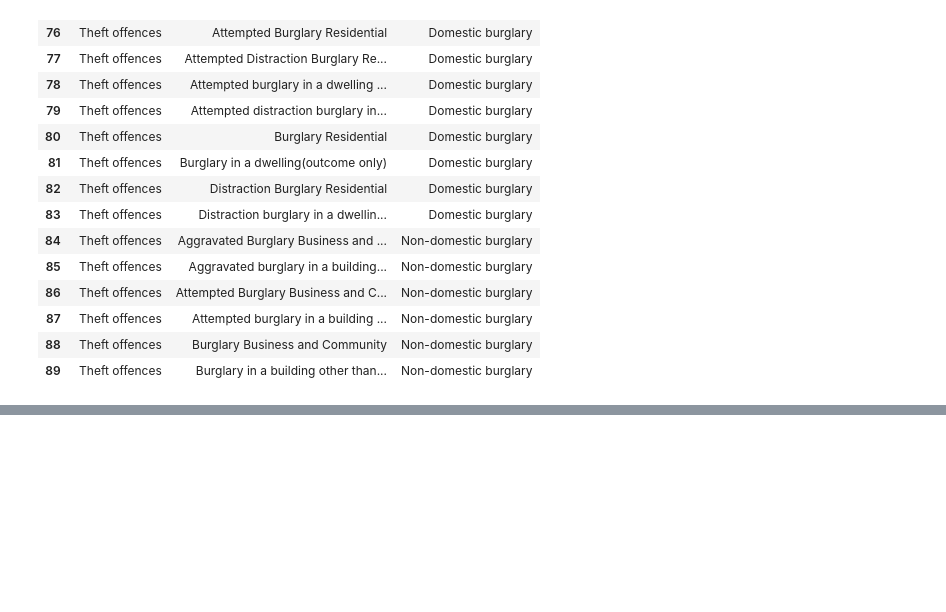
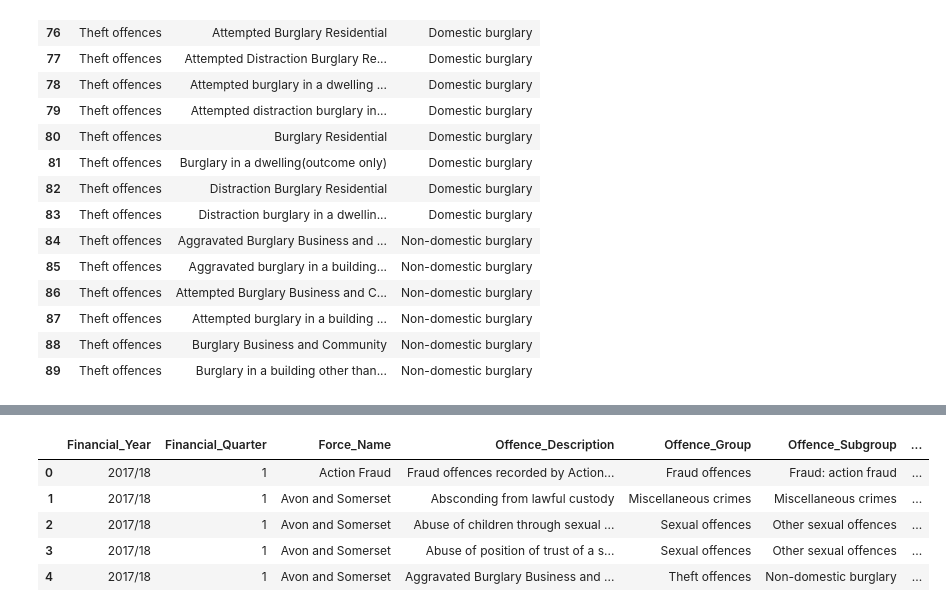
Before and after one commit to Sparrow0hawk/crime_sim_toolkit, a Jupyter notebook: data_manipulation/MappingCrimeCat2CrimeDes.ipynb, the cells around one changed output, grey strips where cells are left out. Cells and saved outputs as stored; diff of their text form; code cells hidden in the pictures; blank space fills up the shorter version.

```diff
--- a/data_manipulation/MappingCrimeCat2CrimeDes.ipynb
+++ b/data_manipulation/MappingCrimeCat2CrimeDes.ipynb
@@ -285,0 +540,11 @@ burg_subframe[~burg_subframe.Offence_Description.str.lower().str.contains('burgl
+# %%
+prcdata = pd.read_csv('../crime_sim_toolkit/src/prc-pfa-mar2013-onwards-tables201718.csv')
+# %%
+prcdata.head()
+# %% [output]
+|  | Financial_Year | Financial_Quarter | Force_Name | Offence_Description | Offence_Group | Offence_Subgroup | ... |
+| 0 | 2017/18 | 1 | Action Fraud | Fraud offences recorded by Action... | Fraud offences | Fraud: action fraud | ... |
+| 1 | 2017/18 | 1 | Avon and Somerset | Absconding from lawful custody | Miscellaneous crimes | Miscellaneous crimes | ... |
+| 2 | 2017/18 | 1 | Avon and Somerset | Abuse of children through sexual ... | Sexual offences | Other sexual offences | ... |
+| 3 | 2017/18 | 1 | Avon and Somerset | Abuse of position of trust of a s... | Sexual offences | Other sexual offences | ... |
+| 4 | 2017/18 | 1 | Avon and Somerset | Aggravated Burglary Business and ... | Theft offences | Non-domestic burglary | ... |
```
Also changed, not shown: parts of 24 cells of this notebook, 7 other files.
